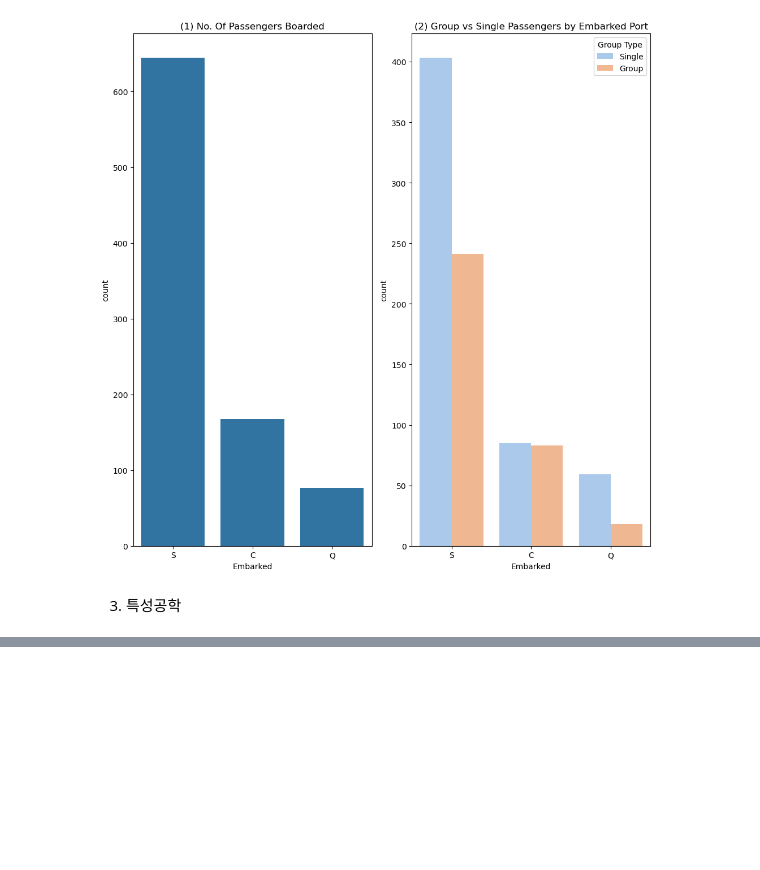
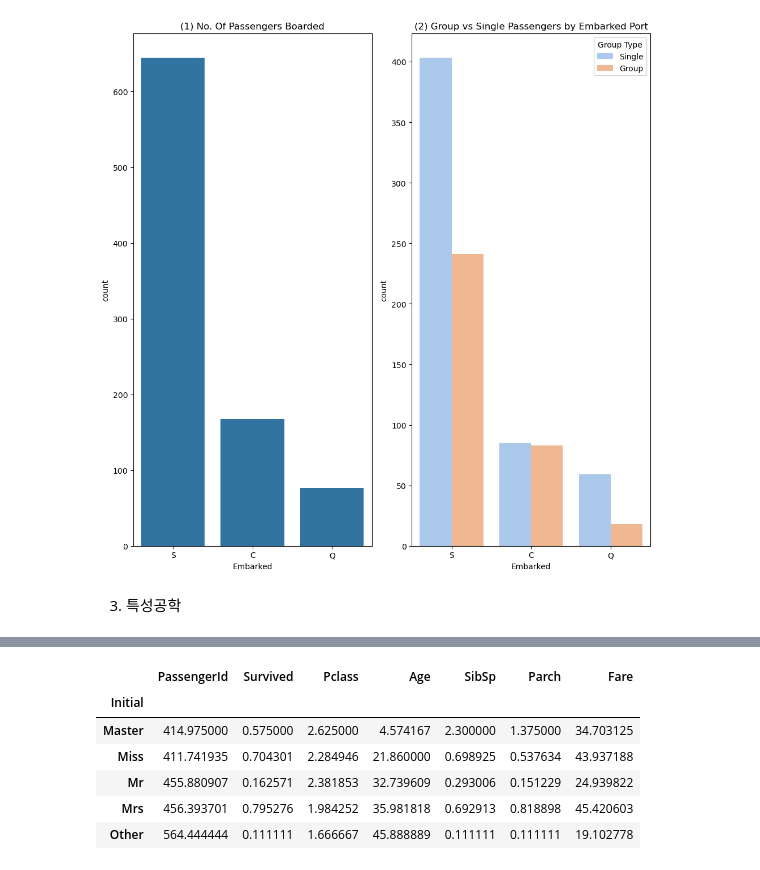
Before and after one commit to Aeekfdlfkj/my-data-analysis, a Jupyter notebook: titanic.ipynb, the cells around one changed output, grey strips where cells are left out. Saved outputs shown, nothing was run; the diff lists cells and outputs as text; code cells hidden in the pictures; blank space fills up the shorter version.

```diff
--- a/titanic.ipynb
+++ b/titanic.ipynb
@@ -426,0 +510,12 @@ plt.show()
+# %%
+#(numeric_only=Ture) : 숫자형 데이터만 선택적 계산되도록 지시 왜 이 코드가 필요한지 모르곘다(다시공부)
+#결측치가 있는 부분에 Initial를 맞춰서 평균값을 채워 넣기위해?
+df_train.groupby('Initial').mean(numeric_only=True)
+# %% [output]
+|  | PassengerId | Survived | Pclass | Age | SibSp | Parch | Fare |
+| Initial |  |  |  |  |  |  |  |
+| Master | 414.975000 | 0.575000 | 2.625000 | 4.574167 | 2.300000 | 1.375000 | 34.703125 |
+| Miss | 411.741935 | 0.704301 | 2.284946 | 21.860000 | 0.698925 | 0.537634 | 43.937188 |
+| Mr | 455.880907 | 0.162571 | 2.381853 | 32.739609 | 0.293006 | 0.151229 | 24.939822 |
+| Mrs | 456.393701 | 0.795276 | 1.984252 | 35.981818 | 0.692913 | 0.818898 | 45.420603 |
+| Other | 564.444444 | 0.111111 | 1.666667 | 45.888889 | 0.111111 | 0.111111 | 19.102778 |
```
Also changed, not shown: parts of 20 cells of this notebook.
